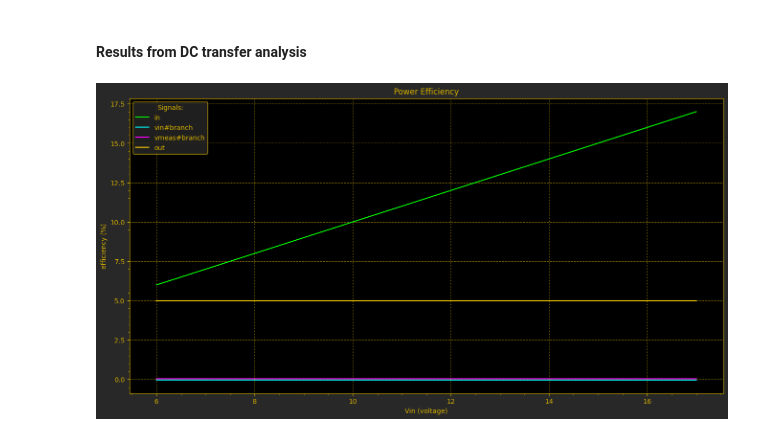
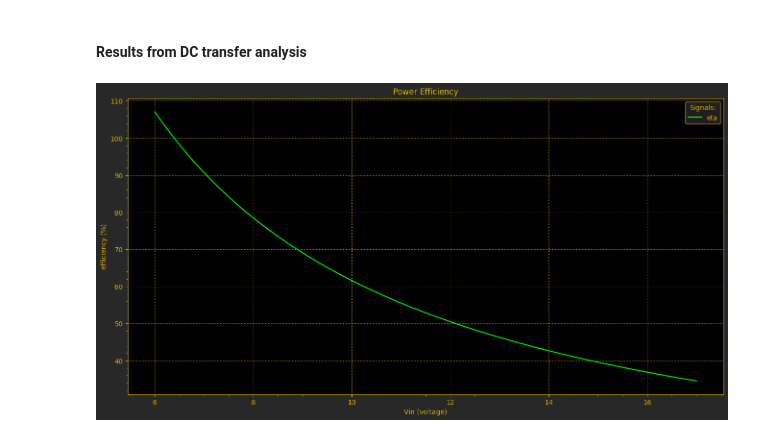
Before and after one commit to astorguy/sw_pwr_book_sim, a Jupyter notebook: python/sec_1_04_02_lin_reg.ipynb, the cells around one changed output. Cells and saved outputs as stored; diff of their text form; code cells hidden in the pictures.

```diff
--- a/python/sec_1_04_02_lin_reg.ipynb
+++ b/python/sec_1_04_02_lin_reg.ipynb
@@ -183,15 +184,24 @@ vref#branch    0.0
 -------------------------------
 # %% [markdown]
 #### Results from DC transfer analysis
-# %%
-pwr1 = copy.deepcopy(sim_results[1])
-pwr1.vec_subset(VEC_POWER_CALC.list_out())
-
-
-plot_data = sim_results[1].x_axis_and_sigs(VEC_POWER_CALC.list_out())
-y_names = VEC_POWER_CALC.list_out()
-my_plt = spi.Plot("my_plot", plot_data, y_names, RESULTS_PATH)
-my_plt.set_title("Power Efficiency")
-my_plt.define_axes(("Vin", "voltage", "linear"), ("efficiency", "%", "linear"))
-# %% [output]
-[figure, removed]
+# %%
+# make a copy of simresults[1] (dc analysis) and reduce signals necessary for power calc
+pwr1 = copy.deepcopy(sim_results[1])
+pwr1.vec_subset(VEC_POWER_CALC.list_out())
+pwr1.multiply("in", "vin#branch", "pin")        # calc input power
+pwr1.multiply("out", "vmeas#branch", "pout")    # calc output power
+pwr1.divide("pout", "pin", "eta_neg")           # calc efficiency
+pwr1.scaler(-100, "eta_neg", "eta")             # make positive value & convert to %
+
+# make a copy and reduce signals to just "eta"
+pwr2 = copy.deepcopy(pwr1)
+pwr2.vec_subset(VEC_ETA.list_out())
+
+# plot the efficiency vs. Vin
+plot_data = pwr2.x_axis_and_sigs(VEC_ETA.list_out())
+y_names = VEC_ETA.list_out()
+my_plt = spi.Plot("my_plot", plot_data, y_names, RESULTS_PATH)
+my_plt.set_title("Power Efficiency")
+my_plt.define_axes(("Vin", "voltage", "linear"), ("efficiency", "%", "linear"))
+# %% [output]
+[figure, added]
```
Also changed, not shown: parts of 4 cells of this notebook.
